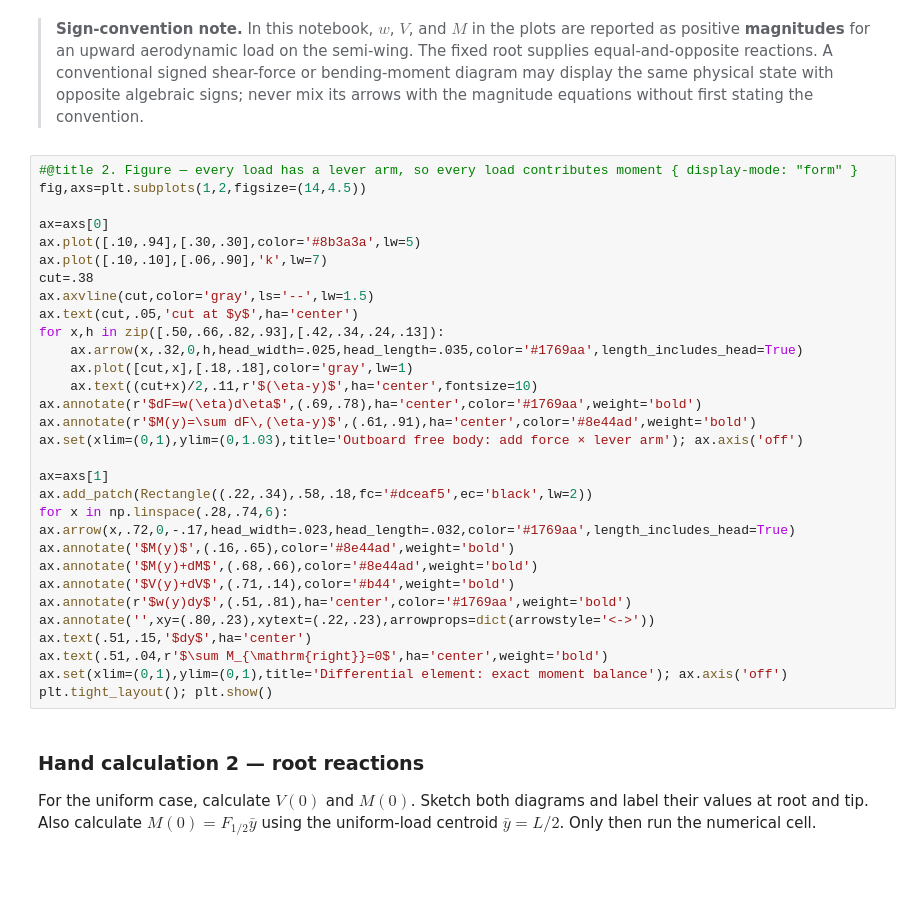
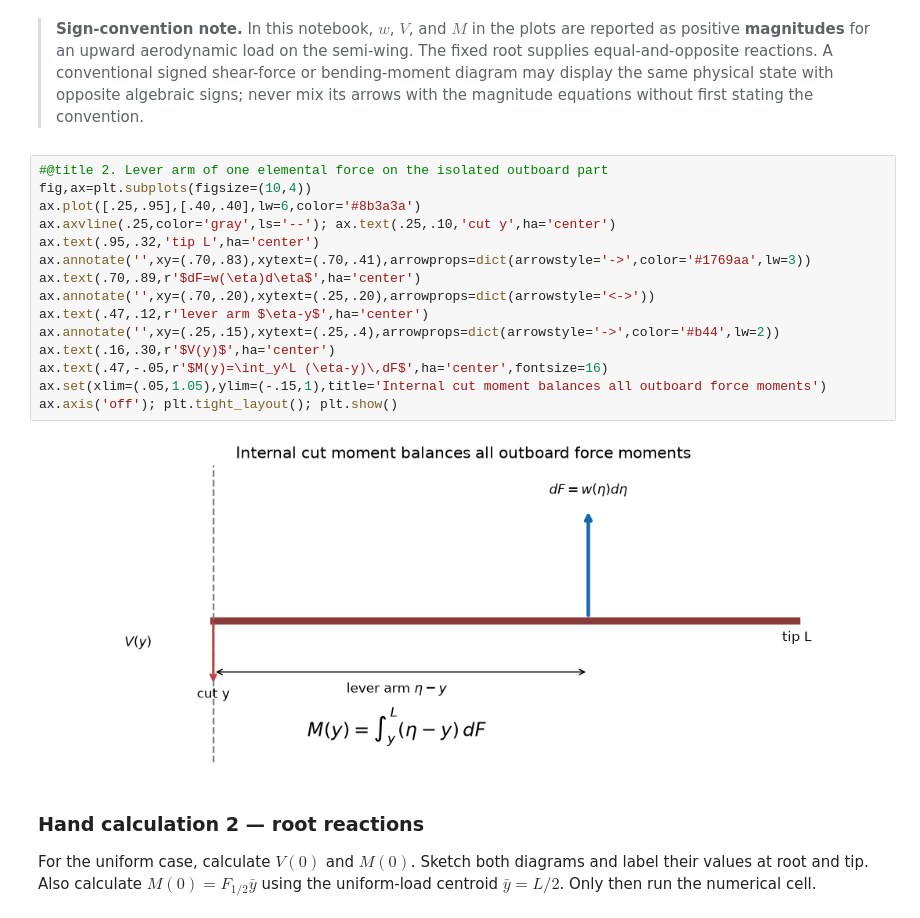
Before and after one commit to Ehsan-Roohi/Aerospace-Structures, a Jupyter notebook: notebooks/MIE446_Wing_Structural_Design_Numerical.ipynb, the cells around one changed output. Saved outputs shown, nothing was run; the diff lists cells and outputs as text; blank space fills up the shorter version.

```diff
--- a/notebooks/MIE446_Wing_Structural_Design_Numerical.ipynb
+++ b/notebooks/MIE446_Wing_Structural_Design_Numerical.ipynb
@@ -301,36 +316,23 @@ $$
 The signs depend on the adopted convention; the magnitude relation and physical equilibrium do not.
 # %% [markdown]
 > **Sign-convention note.** In this notebook, $w$, $V$, and $M$ in the plots are reported as positive **magnitudes** for an upward aerodynamic load on the semi-wing. The fixed root supplies equal-and-opposite reactions. A conventional signed shear-force or bending-moment diagram may display the same physical state with opposite algebraic signs; never mix its arrows with the magnitude equations without first stating the convention.
-# %%
-#@title 2. Figure — every load has a lever arm, so every load contributes moment { display-mode: "form" }
-fig,axs=plt.subplots(1,2,figsize=(14,4.5))
-
-ax=axs[0]
-ax.plot([.10,.94],[.30,.30],color='#8b3a3a',lw=5)
-ax.plot([.10,.10],[.06,.90],'k',lw=7)
-cut=.38
-ax.axvline(cut,color='gray',ls='--',lw=1.5)
-ax.text(cut,.05,'cut at $y$',ha='center')
-for x,h in zip([.50,.66,.82,.93],[.42,.34,.24,.13]):
-    ax.arrow(x,.32,0,h,head_width=.025,head_length=.035,color='#1769aa',length_includes_head=True)
-    ax.plot([cut,x],[.18,.18],color='gray',lw=1)
-    ax.text((cut+x)/2,.11,r'$(\eta-y)$',ha='center',fontsize=10)
-ax.annotate(r'$dF=w(\eta)d\eta$',(.69,.78),ha='center',color='#1769aa',weight='bold')
-ax.annotate(r'$M(y)=\sum dF\,(\eta-y)$',(.61,.91),ha='center',color='#8e44ad',weight='bold')
-ax.set(xlim=(0,1),ylim=(0,1.03),title='Outboard free body: add force × lever arm'); ax.axis('off')
-
-ax=axs[1]
-ax.add_patch(Rectangle((.22,.34),.58,.18,fc='#dceaf5',ec='black',lw=2))
-for x in np.linspace(.28,.74,6): ax.arrow(x,.72,0,-.17,head_width=.023,head_length=.032,color='#1769aa',length_includes_head=True)
-ax.annotate('$M(y)$',(.16,.65),color='#8e44ad',weight='bold')
-ax.annotate('$M(y)+dM$',(.68,.66),color='#8e44ad',weight='bold')
-ax.annotate('$V(y)+dV$',(.71,.14),color='#b44',weight='bold')
-ax.annotate(r'$w(y)dy$',(.51,.81),ha='center',color='#1769aa',weight='bold')
-ax.annotate('',xy=(.80,.23),xytext=(.22,.23),arrowprops=dict(arrowstyle='<->'))
-ax.text(.51,.15,'$dy$',ha='center')
-ax.text(.51,.04,r'$\sum M_{\mathrm{right}}=0$',ha='center',weight='bold')
-ax.set(xlim=(0,1),ylim=(0,1),title='Differential element: exact moment balance'); ax.axis('off')
-plt.tight_layout(); plt.show()
+# %%
+#@title 2. Lever arm of one elemental force on the isolated outboard part
+fig,ax=plt.subplots(figsize=(10,4))
+ax.plot([.25,.95],[.40,.40],lw=6,color='#8b3a3a')
+ax.axvline(.25,color='gray',ls='--'); ax.text(.25,.10,'cut y',ha='center')
+ax.text(.95,.32,'tip L',ha='center')
+ax.annotate('',xy=(.70,.83),xytext=(.70,.41),arrowprops=dict(arrowstyle='->',color='#1769aa',lw=3))
+ax.text(.70,.89,r'$dF=w(\eta)d\eta$',ha='center')
+ax.annotate('',xy=(.70,.20),xytext=(.25,.20),arrowprops=dict(arrowstyle='<->'))
+ax.text(.47,.12,r'lever arm $\eta-y$',ha='center')
+ax.annotate('',xy=(.25,.15),xytext=(.25,.4),arrowprops=dict(arrowstyle='->',color='#b44',lw=2))
+ax.text(.16,.30,r'$V(y)$',ha='center')
+ax.text(.47,-.05,r'$M(y)=\int_y^L (\eta-y)\,dF$',ha='center',fontsize=16)
+ax.set(xlim=(.05,1.05),ylim=(-.15,1),title='Internal cut moment balances all outboard force moments')
+ax.axis('off'); plt.tight_layout(); plt.show()
+# %% [output]
+[figure, added]
 # %% [markdown]
 ### Hand calculation 2 — root reactions
 
```
Also changed, not shown: parts of 50 cells of this notebook, 4 other files.
